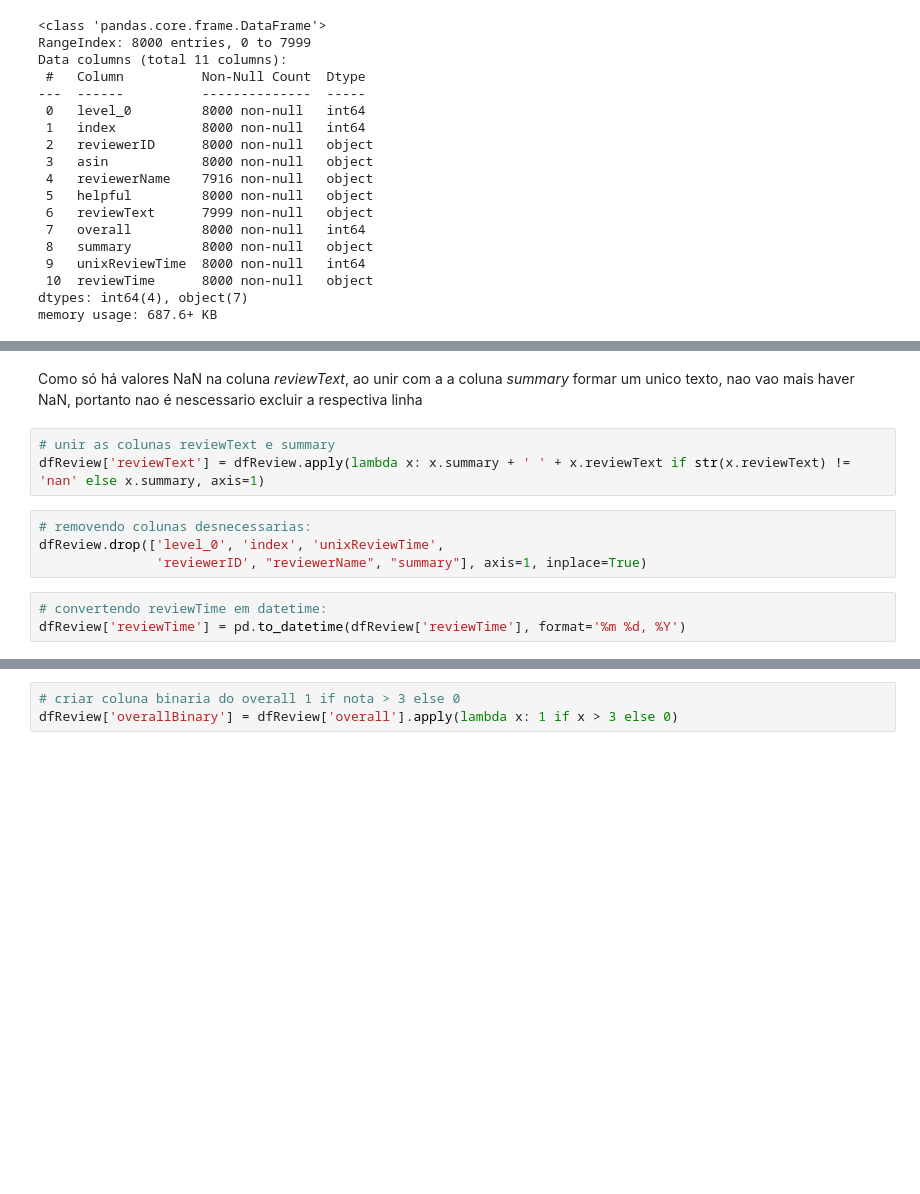
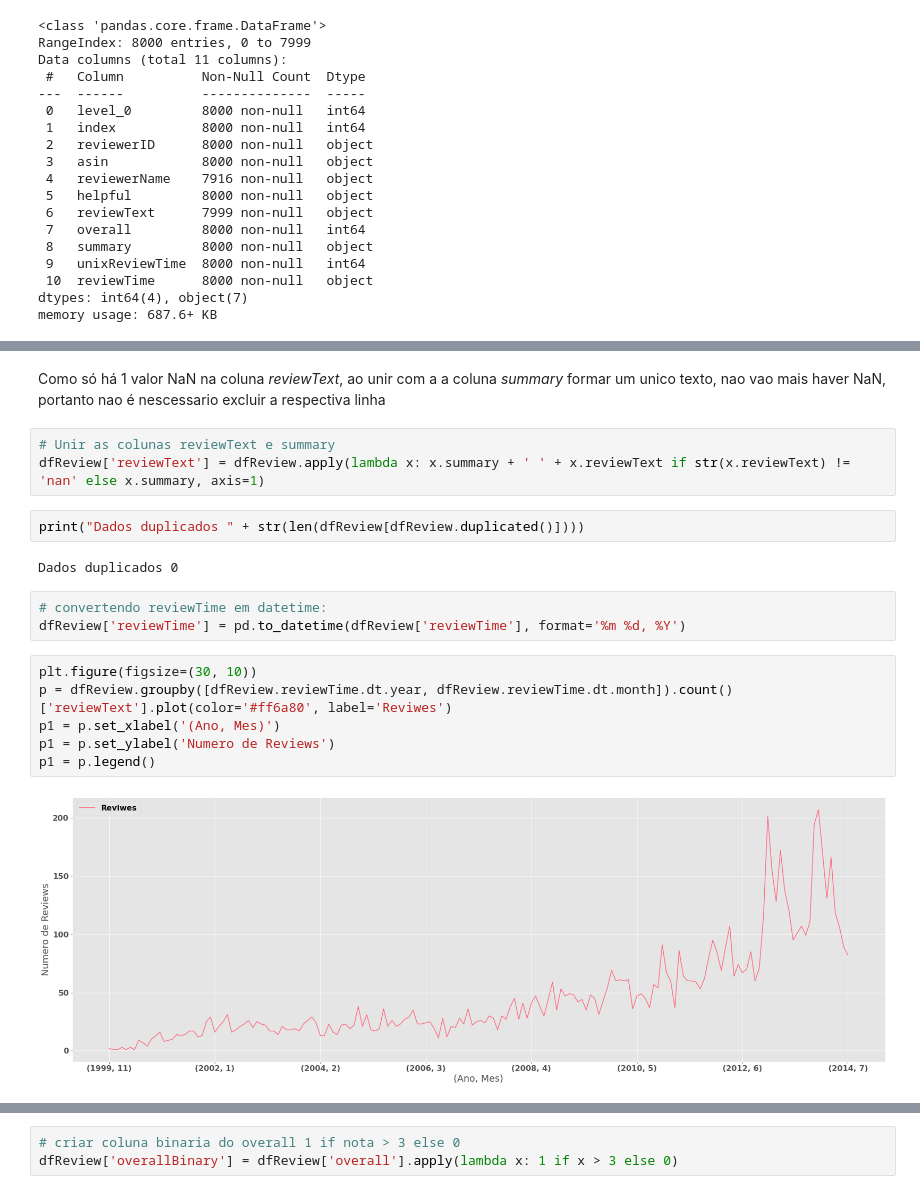
Before and after one commit to lhndsp/ps-turingUSP, a Jupyter notebook: 2_analise-e-ia/analise_e_modelos.ipynb, the cells around one changed output, grey strips where cells are left out. Cells and saved outputs as stored; diff of their text form; blank space fills up the shorter version.

```diff
--- a/2_analise-e-ia/analise_e_modelos.ipynb
+++ b/2_analise-e-ia/analise_e_modelos.ipynb
@@ -135,12 +152,20 @@ NaN na coluna overall: 0
 # %% [markdown]
-Como só há valores NaN na coluna *reviewText*, ao unir com a a coluna *summary* formar um unico texto, nao vao mais haver NaN, portanto nao é nescessario excluir a respectiva linha
+Como só há 1 valor NaN na coluna *reviewText*, ao unir com a a coluna *summary* formar um unico texto, nao vao mais haver NaN, portanto nao é nescessario excluir a respectiva linha
 # %%
-# unir as colunas reviewText e summary
+# Unir as colunas reviewText e summary
 dfReview['reviewText'] = dfReview.apply(lambda x: x.summary + ' ' + x.reviewText if str(x.reviewText) != 'nan' else x.summary, axis=1)
-# %%
-# removendo colunas desnecessarias:
-dfReview.drop(['level_0', 'index', 'unixReviewTime',
-               'reviewerID', "reviewerName", "summary"], axis=1, inplace=True)
+# %%
+print("Dados duplicados " + str(len(dfReview[dfReview.duplicated()])))
+# %% [output]
+Dados duplicados 0
 # %%
 # convertendo reviewTime em datetime:
 dfReview['reviewTime'] = pd.to_datetime(dfReview['reviewTime'], format='%m %d, %Y')
+# %%
+plt.figure(figsize=(30, 10))
+p = dfReview.groupby([dfReview.reviewTime.dt.year, dfReview.reviewTime.dt.month]).count()['reviewText'].plot(color='#ff6a80', label='Reviwes')
+p1 = p.set_xlabel('(Ano, Mes)')
+p1 = p.set_ylabel('Numero de Reviews')
+p1 = p.legend()
+# %% [output]
+[figure, added]
```
Also changed, not shown: parts of 36 cells of this notebook.
